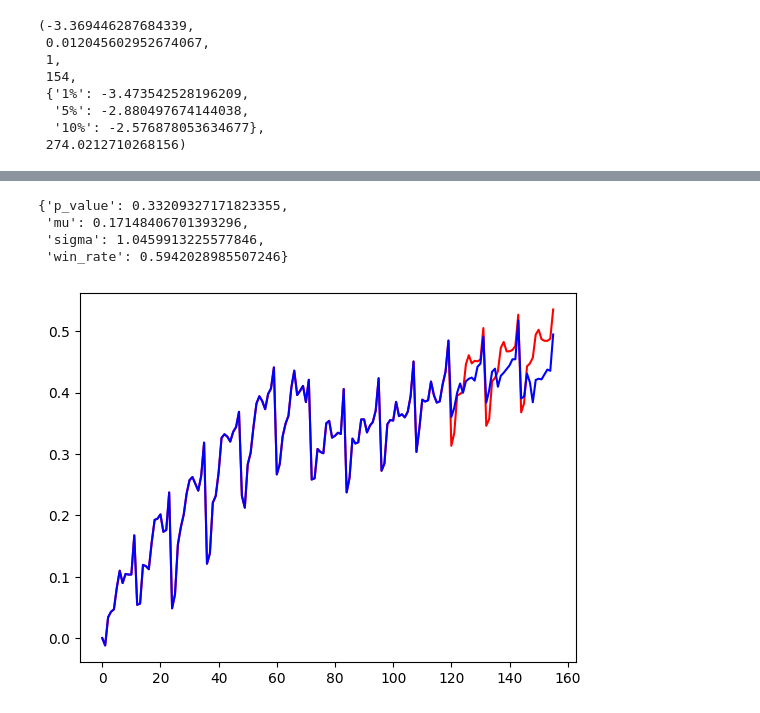
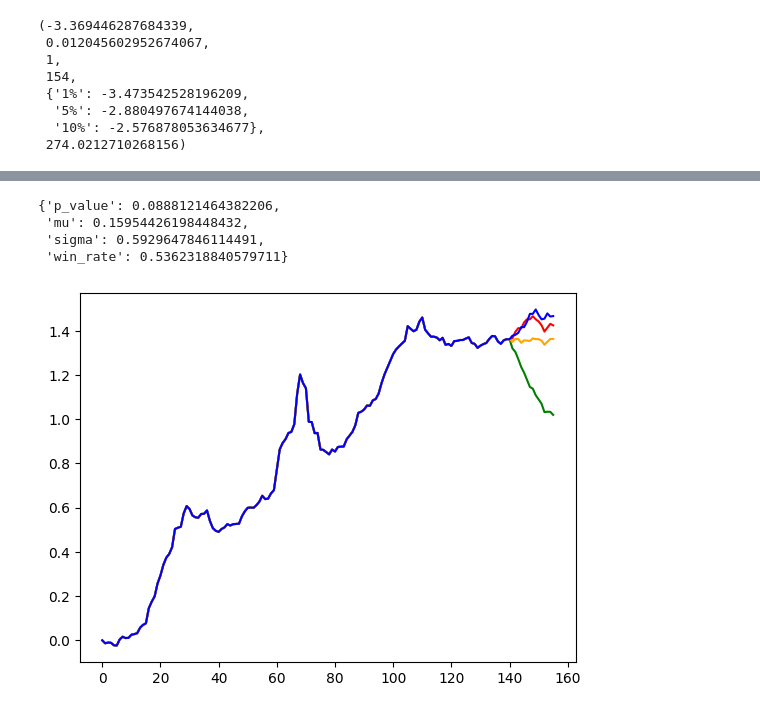
Before and after one commit to ods-pet-projects/spb-ai-hack2022, a Jupyter notebook: metamodel.ipynb, the cells around one changed output, grey strips where cells are left out. Cells and saved outputs as stored; diff of their text form; code cells hidden in the pictures.

```diff
--- a/metamodel.ipynb
+++ b/metamodel.ipynb
@@ -196,2 +150,4 @@ base_model = KNeighborsRegressor()
 # %%
-base_model.fit([x[:-1] for x in X_normed], [x[-1] for x in X_normed])
+X_normed = np.array(X_normed)
+X_train = np.array([x[:-1] for x in X_normed])
+y_train = np.array([x[-1] - x[-2] for x in X_normed])
@@ -225,0 +154,3 @@ X_normed[0].shape
+# %%
+# knn_model.fit(X_train * knn_weights, y_train)
+knn_model.fit(X_train, y_train)
@@ -225,0 +176,2 @@ X_normed[0].shape
+# %%
+linear_model.fit(X_train, y_train)
@@ -238,14 +220,13 @@ def predict_for_seq(seq, steps, model):
     normalizer = Normalizer()
     seq = normalizer.transform(seq)
     for i in np.arange(steps):
-        subSeq = seq[-window - 1:]
+        subSeq = seq[-window:]
         origSubSeq = subSeq
-        x = subSeq[-window-1:].reshape(1,-1)
+        x = subSeq.reshape(1,-1)
         y = model.predict(x)[0]
         subSeq = list(subSeq) + [y]
         assert np.mean((subSeq[:-1] - origSubSeq) ** 2) < 1e-6, (subSeq, origSubSeq)
         seq = np.append(seq, subSeq[-1])
-        plt.show()
     seq = normalizer.inverse(seq)
     return seq
 # %%
@@ -355,17 +341,21 @@ taskSet.calcScore()
-# %%
-z_test(knn_model_scores, const_model_scores)
-# %% [output]
-{'p_value': 0.33209327171823355,
- 'mu': 0.17148406701393296,
- 'sigma': 1.0459913225577846,
- 'win_rate': 0.5942028985507246}
+# %%
+log_z_test(knn_model_scores, last_const_model_scores)
+# %% [output]
+{'p_value': 0.0888121464382206,
+ 'mu': 0.15954426198448432,
+ 'sigma': 0.5929647846114491,
+ 'win_rate': 0.5362318840579711}
 # %%
-T = 35
+T = 41
 orig = train_data.values[:, T]
 window_data = orig[:-offset]
-r = predict_for_seq(window_data, offset)
-plt.plot(r, 'red')
+r1 = predict_for_seq(window_data, offset, PredictWithDelta(knn_model))
+r2 = predict_for_seq(window_data, offset, PredictWithDelta(linear_model))
+r3 = predict_for_seq(window_data, offset, PredictWithDelta(ZeroModel()))
+plt.plot(r1, 'red')
+plt.plot(r2, 'green')
+plt.plot(r3, 'orange')
 plt.plot(train_data.values[:, T], 'blue')
 plt.show()
 # %% [output]
-[figure, old version]
+[figure, new version]
```
Also changed, not shown: parts of 34 cells of this notebook.
